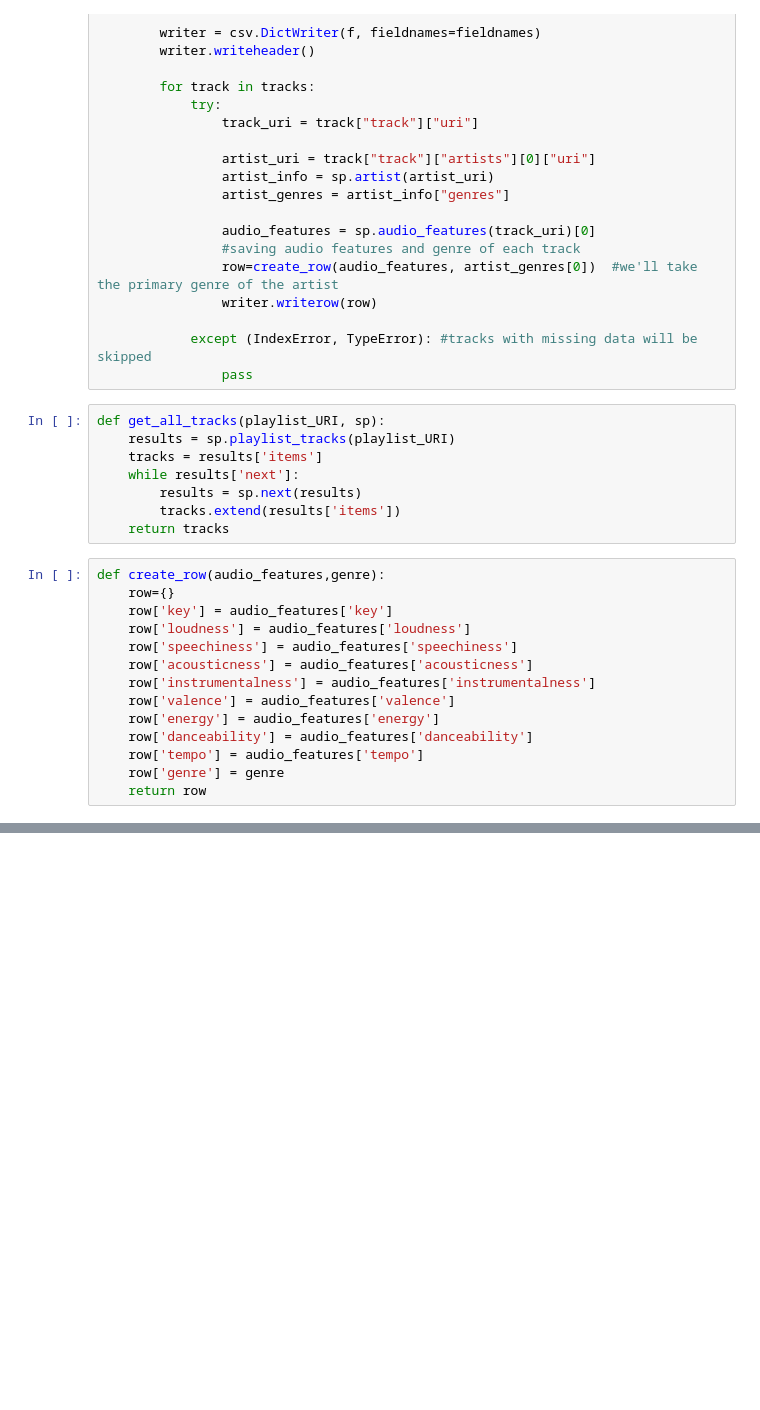
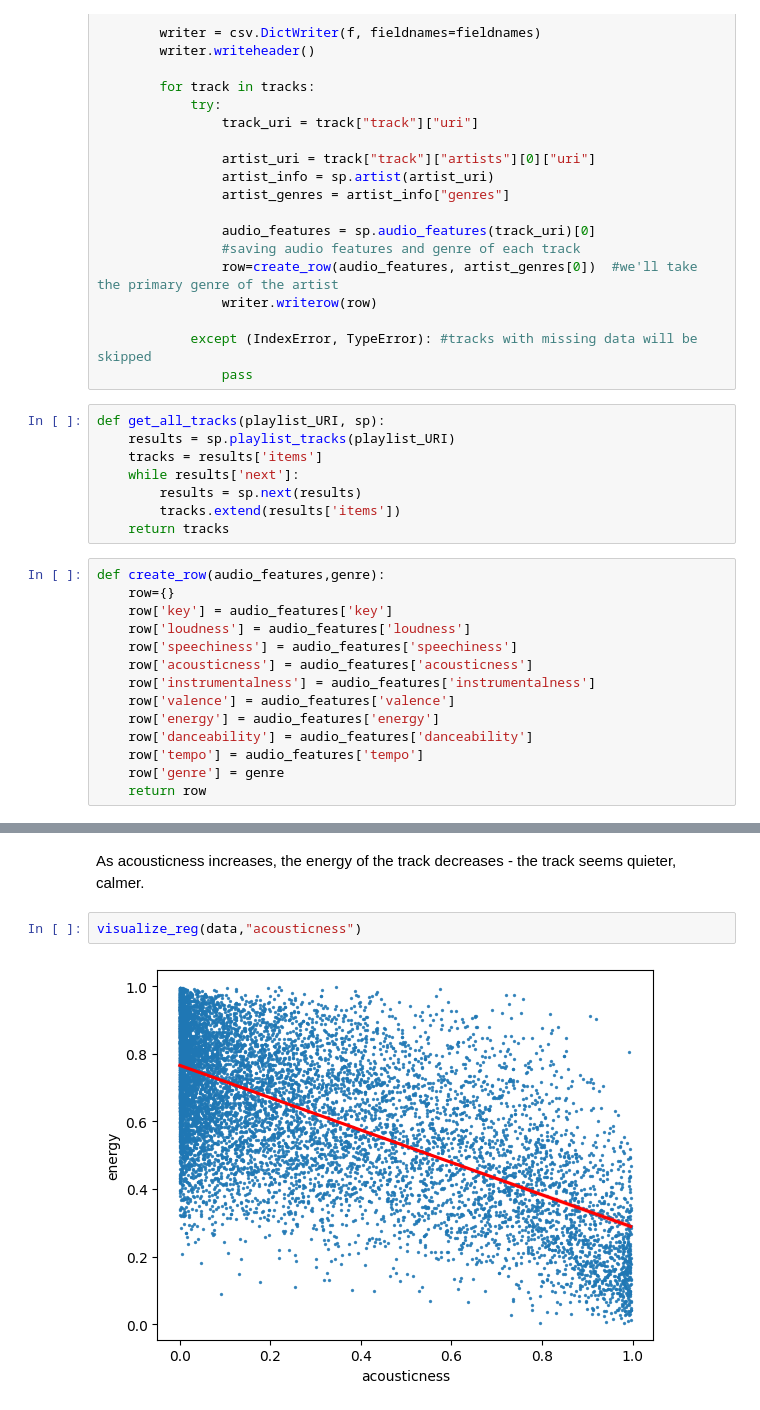
Before and after one commit to kwochal/TracksClassification, a Jupyter notebook: tracks_classification.ipynb, the cells around one changed output, grey strips where cells are left out. Drawn from its saved outputs; the diff is of its cells as text; blank space fills up the shorter version.

```diff
--- a/tracks_classification.ipynb
+++ b/tracks_classification.ipynb
@@ -78,0 +139,6 @@ def create_row(audio_features,genre):
+# %% [markdown]
+As acousticness increases, the energy of the track decreases - the track seems quieter, calmer.
+# %%
+visualize_reg(data,"acousticness")
+# %% [output]
+[figure, added]
```
Also changed, not shown: parts of 61 cells of this notebook.
